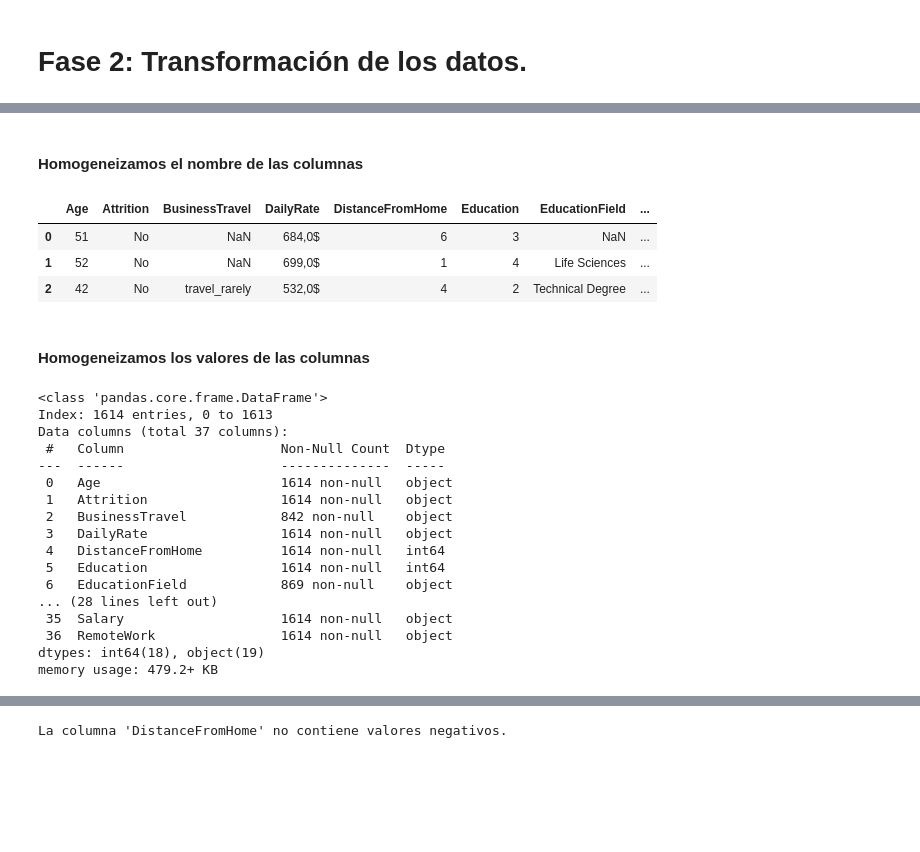
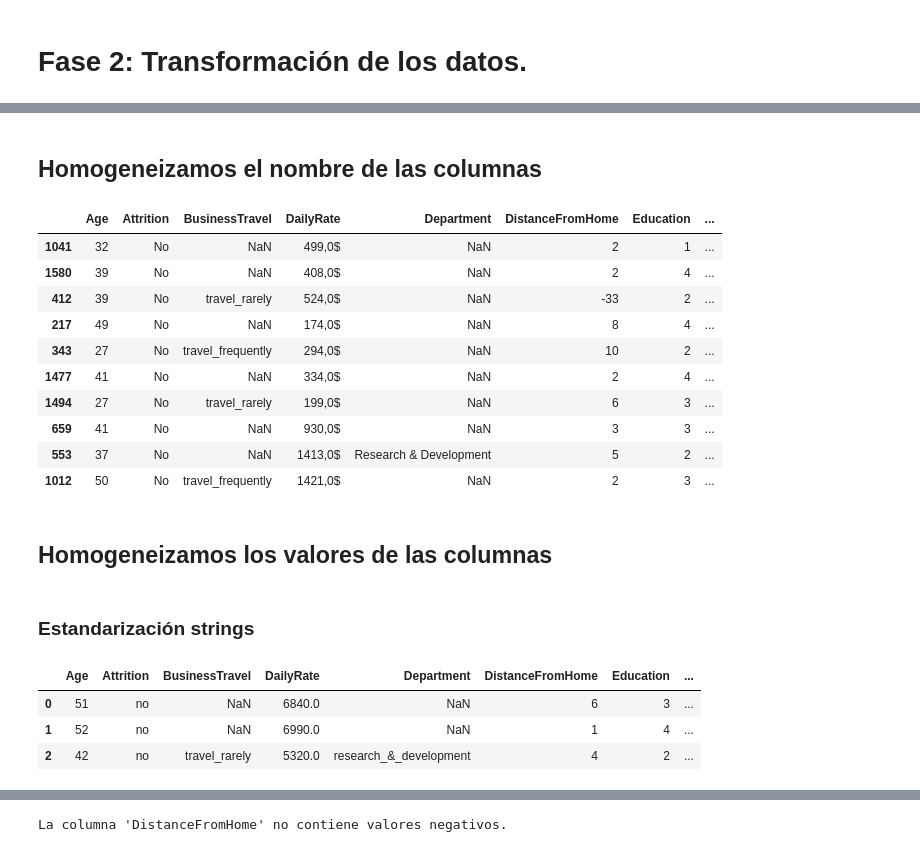
Before and after one commit to LuanaMagnabosco/Project-da-promo-A-modulo-3-team-2, a Jupyter notebook: fase-1-fase-2.ipynb, the cells around one changed output, grey strips where cells are left out. Drawn from its saved outputs; the diff is of its cells as text; code cells hidden in the pictures; blank space fills up the shorter version.

```diff
--- a/fase-1-fase-2.ipynb
+++ b/fase-1-fase-2.ipynb
@@ -481,0 +455,3 @@ df_hr_raw_limpia.head(3)
+# %%
+# Me hago una copia
+df_hr_raw_limpia = df_hr_raw.copy()
@@ -482,43 +532,54 @@ df_hr_raw_limpia.head(3)
 # %% [markdown]
-#### Homogeneizamos el nombre de las columnas
+## Homogeneizamos el nombre de las columnas
 # %%
 nombres_snake_case = {
     'employeecount': 'EmployeeCount',
     'employeenumber': 'EmployeeNumber',
     'NUMCOMPANIESWORKED': 'NumCompaniesWorked',
     'TOTALWORKINGYEARS': 'TotalWorkingYears',
     'WORKLIFEBALANCE': 'WorkLifeBalance',
-    'YEARSWITHCURRMANAGER': 'YearsWithCurrManager'
+    'YEARSWITHCURRMANAGER': 'YearsWithCurrManager',
+    'NUMBERCHILDREN': 'NumberChildren'
 }
 
 # Renombro las columnas para que todas estén en SnakeCase y sobreescribo el DataFrame usando el método rename
 df_hr_raw_limpia.rename(columns=nombres_snake_case, inplace=True)
 
-df_hr_raw_limpia.head(3)
+df_hr_raw_limpia.sample(10)
 # %% [output]
-|  | Age | Attrition | BusinessTravel | DailyRate | DistanceFromHome | Education | EducationField | ... |
-| 0 | 51 | No | NaN | 684,0$ | 6 | 3 | NaN | ... |
-| 1 | 52 | No | NaN | 699,0$ | 1 | 4 | Life Sciences | ... |
-| 2 | 42 | No | travel_rarely | 532,0$ | 4 | 2 | Technical Degree | ... |
+|  | Age | Attrition | BusinessTravel | DailyRate | Department | DistanceFromHome | Education | ... |
+| 1041 | 32 | No | NaN | 499,0$ | NaN | 2 | 1 | ... |
+| 1580 | 39 | No | NaN | 408,0$ | NaN | 2 | 4 | ... |
+| 412 | 39 | No | travel_rarely | 524,0$ | NaN | -33 | 2 | ... |
+| 217 | 49 | No | NaN | 174,0$ | NaN | 8 | 4 | ... |
+| 343 | 27 | No | travel_frequently | 294,0$ | NaN | 10 | 2 | ... |
+| 1477 | 41 | No | NaN | 334,0$ | NaN | 2 | 4 | ... |
+| 1494 | 27 | No | travel_rarely | 199,0$ | NaN | 6 | 3 | ... |
+| 659 | 41 | No | NaN | 930,0$ | NaN | 3 | 3 | ... |
+| 553 | 37 | No | NaN | 1413,0$ | Research & Development | 5 | 2 | ... |
+| 1012 | 50 | No | travel_frequently | 1421,0$ | NaN | 2 | 3 | ... |
 # %% [markdown]
-#### Homogeneizamos los valores de las columnas
+## Homogeneizamos los valores de las columnas
-# %%
-df_hr_raw_limpia.info()
-# %% [output]
-<class 'pandas.core.frame.DataFrame'>
-Index: 1614 entries, 0 to 1613
-Data columns (total 37 columns):
- #   Column                    Non-Null Count  Dtype
----  ------                    --------------  -----
- 0   Age                       1614 non-null   object
- 1   Attrition                 1614 non-null   object
- 2   BusinessTravel            842 non-null    object
- 3   DailyRate                 1614 non-null   object
- 4   DistanceFromHome          1614 non-null   int64
- 5   Education                 1614 non-null   int64
- 6   EducationField            869 non-null    object
-... (28 lines left out)
- 35  Salary                    1614 non-null   object
- 36  RemoteWork                1614 non-null   object
-dtypes: int64(18), object(19)
-memory usage: 479.2+ KB
+# %% [markdown]
+### Estandarización strings
+# %%
+# Recorro las columnas del DataFrame
+for col in df_hr_raw_limpia.columns:
+    # Verifico si la columna contiene strings
+    if df_hr_raw_limpia[col].dtype == 'object':
+
+        # Convertir a minúsculas solo los valores de tipo string y quitar espacios
+        df_hr_raw_limpia[col] = df_hr_raw_limpia[col].str.strip().str.lower().str.replace(' ', '_')
+
+        # Limpiar valores en columnas que deberían ser numéricas
+        try:
+            df_hr_raw_limpia[col] = df_hr_raw_limpia[col].str.replace('[\$,]', '', regex=True).astype(float).round(2)
+        except ValueError:
+            pass  # Si no se puede convertir, dejar el valor original
+
+df_hr_raw_limpia.head(3)
+# %% [output]
+|  | Age | Attrition | BusinessTravel | DailyRate | Department | DistanceFromHome | Education | ... |
+| 0 | 51 | no | NaN | 6840.0 | NaN | 6 | 3 | ... |
+| 1 | 52 | no | NaN | 6990.0 | NaN | 1 | 4 | ... |
+| 2 | 42 | no | travel_rarely | 5320.0 | research_&_development | 4 | 2 | ... |
```
Also changed, not shown: parts of 26 cells of this notebook, 1 other file.
